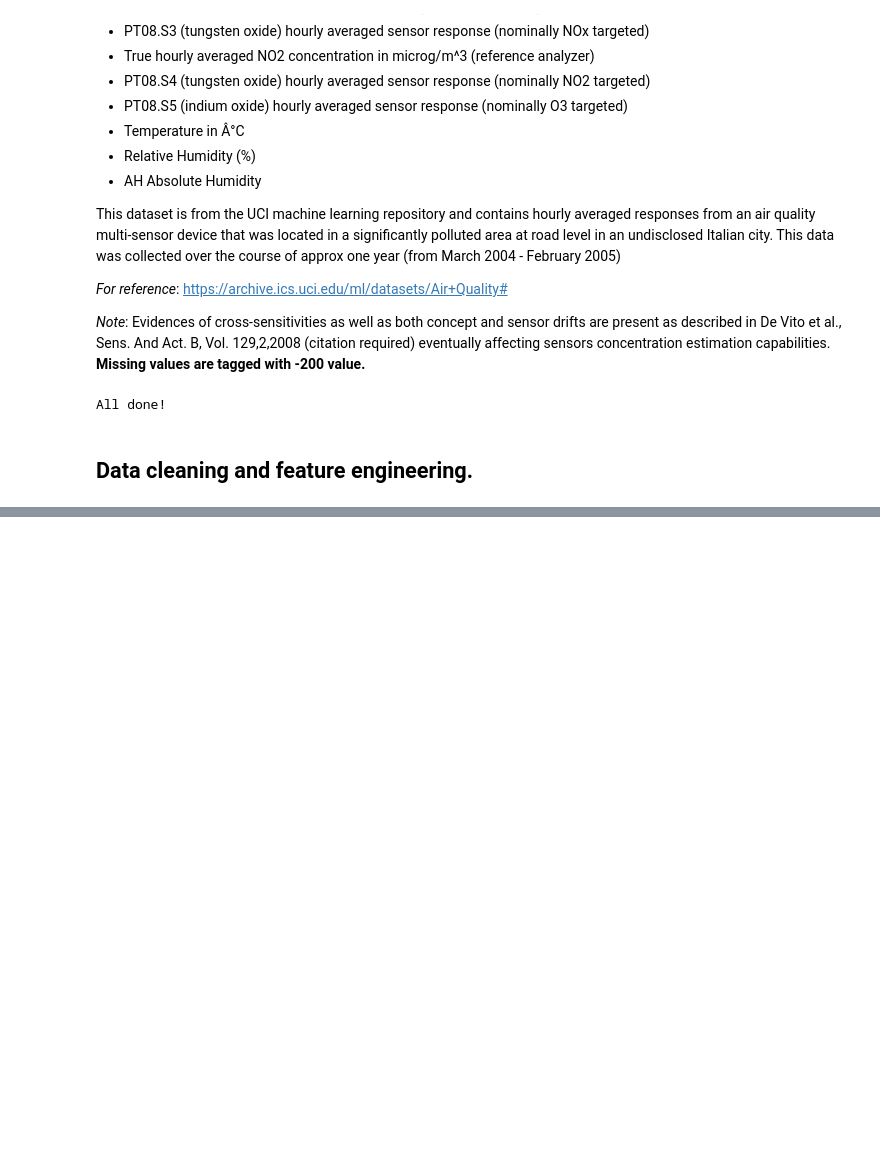
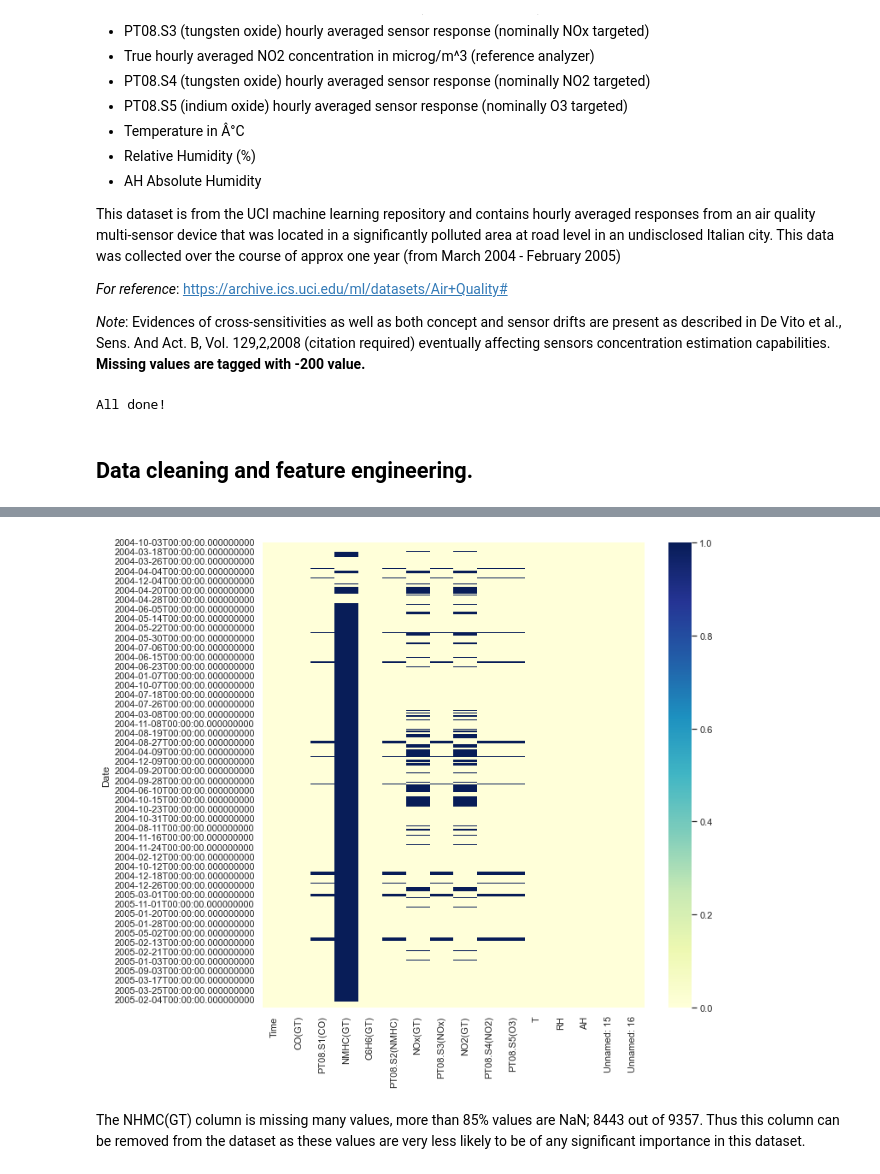
Before and after one commit to LucianPopaLVP/Project-3---Supervised-Learning---Regression, a Jupyter notebook: Untitled.ipynb, the cells around one changed output, grey strips where cells are left out. Saved outputs shown, nothing was run; the diff lists cells and outputs as text; code cells hidden in the pictures; blank space fills up the shorter version.

```diff
--- a/Untitled.ipynb
+++ b/Untitled.ipynb
@@ -78,0 +240,7 @@ df.head()
+# %%
+fig, ax = plt.subplots(figsize= (10, 10))
+ax = sns.heatmap(df.isin([-200]),cmap="YlGnBu")
+# %% [output]
+[figure, added]
+# %% [markdown]
+The NHMC(GT) column is missing many values, more than 85% values are NaN; 8443 out of 9357. Thus this column can be removed from the dataset as these values are very less likely to be of any significant importance in this dataset.
```
Also changed, not shown: parts of 17 cells of this notebook.
